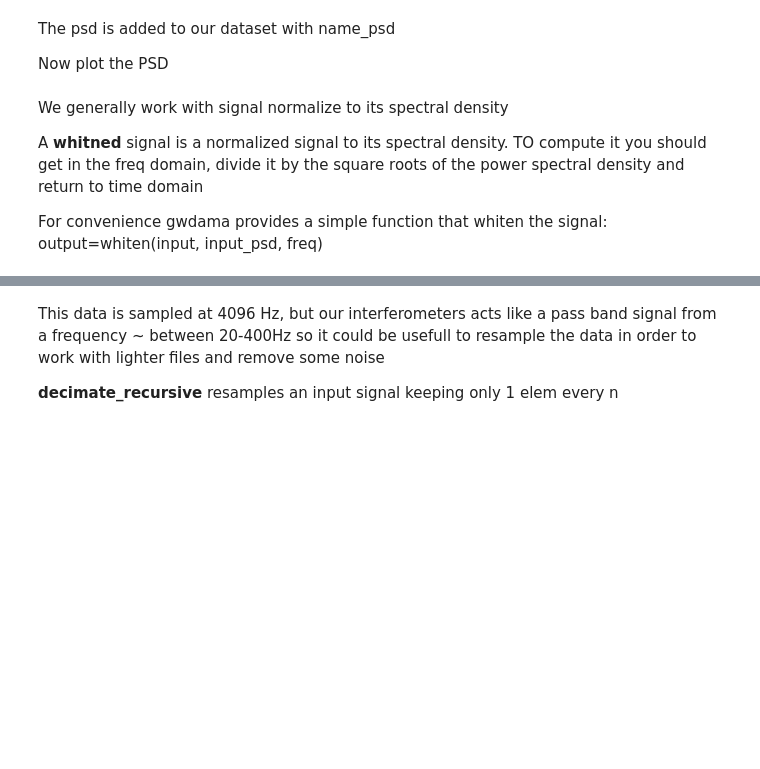
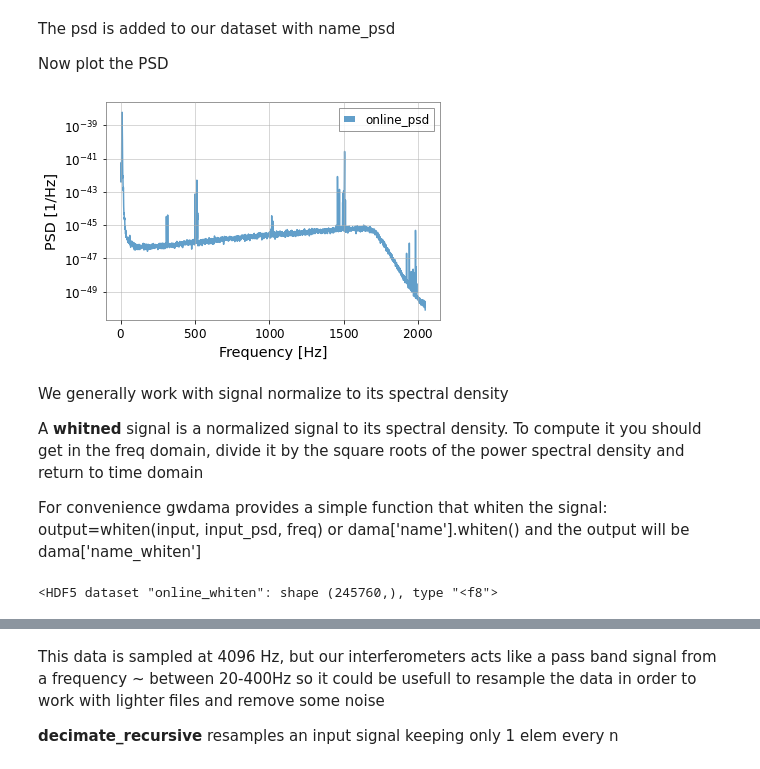
Before and after one commit to luca-rei/ml-genoa, a Jupyter notebook: virgo.ipynb, the cells around one changed output, grey strips where cells are left out. Drawn from its saved outputs; the diff is of its cells as text; code cells hidden in the pictures; blank space fills up the shorter version.

```diff
--- a/virgo.ipynb
+++ b/virgo.ipynb
@@ -128,20 +159,27 @@ The psd is added to our dataset with name_psd
 
 Now plot the PSD
 # %%
+online_psd=dama['online_psd']
 fig, ax = plt.subplots()
-ax.semilogy('freq', 'PSD', data=dama['online_psd'], alpha=.7, label='online_psd')
+ax.semilogy('freq', 'PSD', data=online_psd, alpha=.7, label='online_psd')
 
 ax.legend()
-ax.set_ylim(1e-5,1)
 ax.set_xlabel('Frequency [Hz]')
 ax.set_ylabel('PSD [1/Hz]')
 plt.show()
+fig
+# %% [output]
+[figure, added]
 # %% [markdown]
 We generally work with signal normalize to its spectral density
 
-A **whitned** signal is a normalized signal to its spectral density. TO compute it you should get in the freq domain, divide it by the square roots of the power spectral density and return to time domain
+A **whitned** signal is a normalized signal to its spectral density. To compute it you should get in the freq domain, divide it by the square roots of the power spectral density and return to time domain
 
 For convenience gwdama provides a simple function that whiten the signal: output=whiten(input, input_psd, freq)
+or dama['name'].whiten() and the output will be dama['name_whiten']
 # %%
 import gwdama.preprocessing as pre
-online_cleaned = pre.whiten(online, dama['online_psd'].data, 1./500)
+dama['online'].whiten()
+#online_cleaned = pre.whiten(dama['online'].data, dama['online_psd'].data, 1./500)
+# %% [output]
+<HDF5 dataset "online_whiten": shape (245760,), type "<f8">
```
Also changed, not shown: parts of 40 cells of this notebook.
